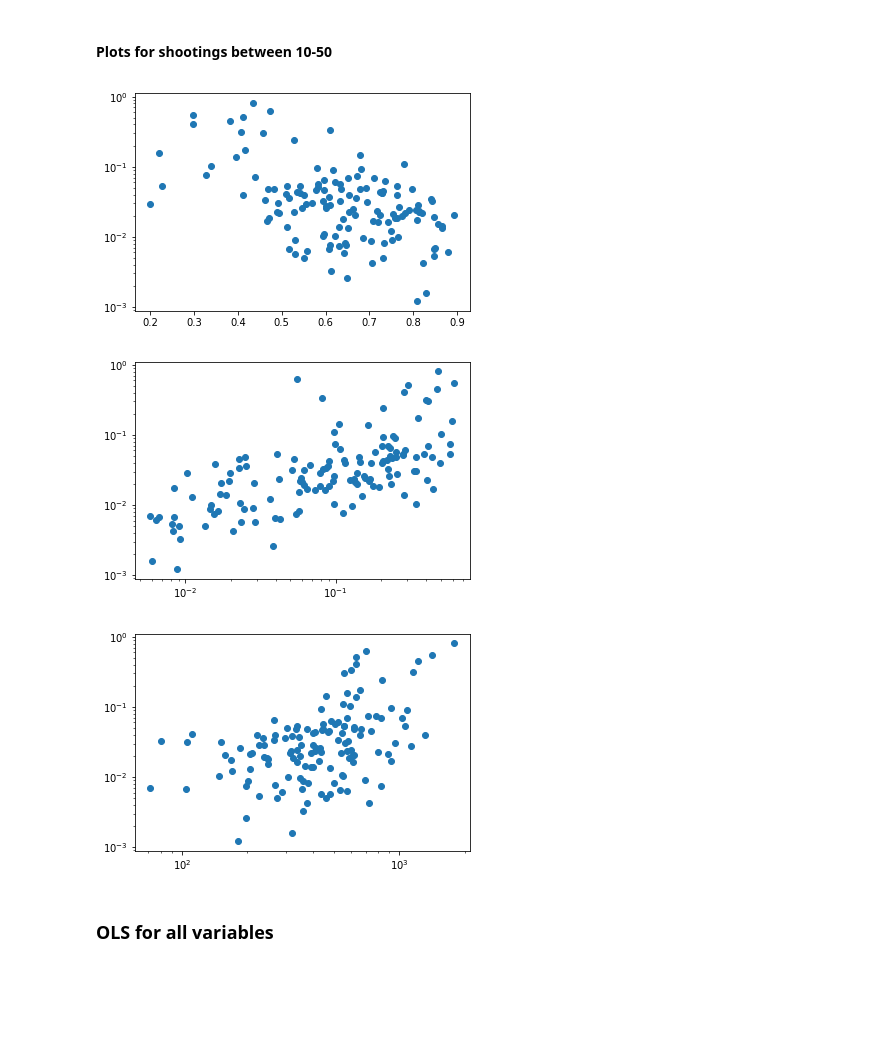
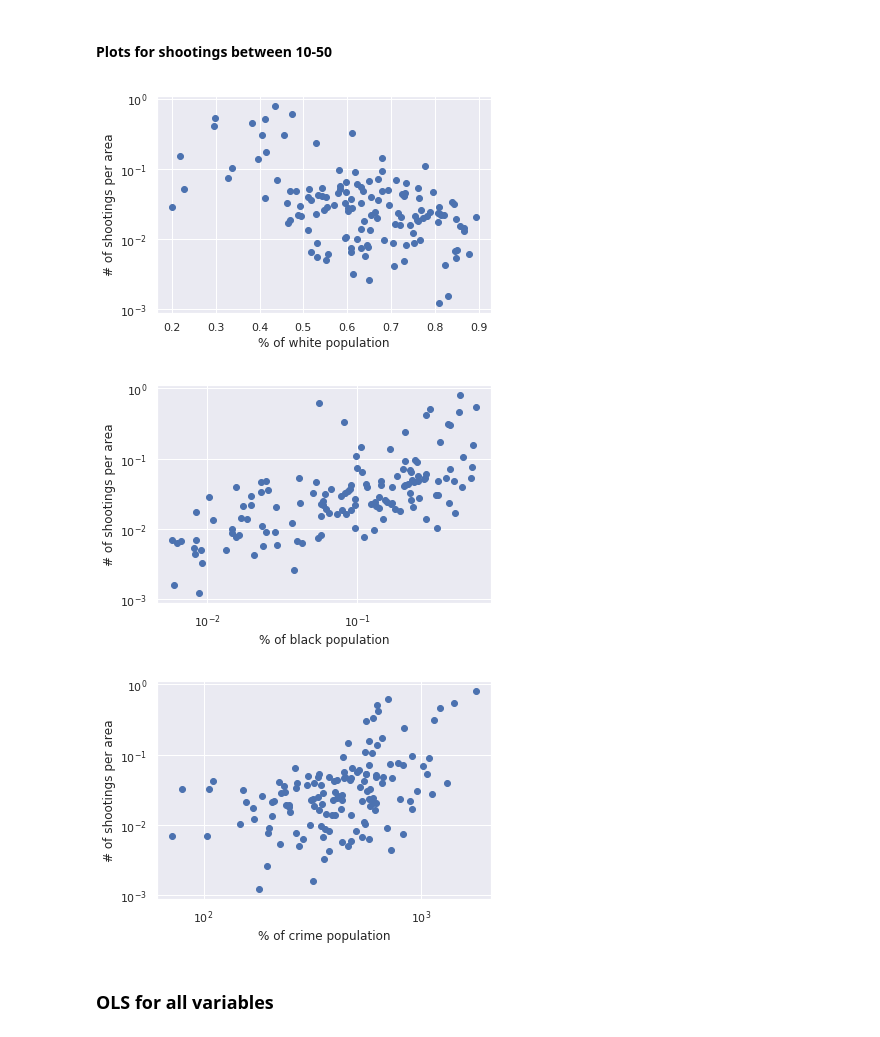
Before and after one commit to yavuzsunor/ADS-Project, a Jupyter notebook: ADS_Project_Yavuz.ipynb, the cells around one changed output. Saved outputs shown, nothing was run; the diff lists cells and outputs as text; code cells hidden in the pictures; blank space fills up the shorter version.

```diff
--- a/ADS_Project_Yavuz.ipynb
+++ b/ADS_Project_Yavuz.ipynb
@@ -561,0 +565,3 @@ countyshp.head()
+# %%
+import seaborn as sns
+sns.set()
@@ -713,30 +739,36 @@ df_county_10_50 = df_county_1[(df_county_1['Total'] > 10) & (df_county_1['Total'
 # %%
 ## Shoot per sqmile vs. white percentage
 
 plt.plot(df_county_10_50['White_perc'], df_county_10_50['shooting_per_sqmile'], 'o')
 #plt.xscale('log')
 plt.yscale('log')
+plt.xlabel('% of white population')
+plt.ylabel('# of shootings per area')
 plt.show()
 # %% [output]
-[figure, old version]
+[figure, new version]
 # %%
 ## Shoot per sqmile vs. black percentage
 
 plt.plot(df_county_10_50['Black_perc'], df_county_10_50['shooting_per_sqmile'], 'o')
 plt.xscale('log')
 plt.yscale('log')
+plt.xlabel('% of black population')
+plt.ylabel('# of shootings per area')
 plt.show()
 # %% [output]
-[figure, old version]
+[figure, new version]
 # %%
 ## Shoot per sqmile vs. crime
 
 plt.plot(df_county_10_50['crime_rate_per_100000'], df_county_10_50['shooting_per_sqmile'], 'o')
 plt.xscale('log')
 plt.yscale('log')
+plt.xlabel('% of crime population')
+plt.ylabel('# of shootings per area')
 plt.show()
 # %% [output]
-[figure, old version]
+[figure, new version]
 # %% [markdown]
 ### OLS for all variables
 # %%
```
Also changed, not shown: parts of 22 cells of this notebook.
